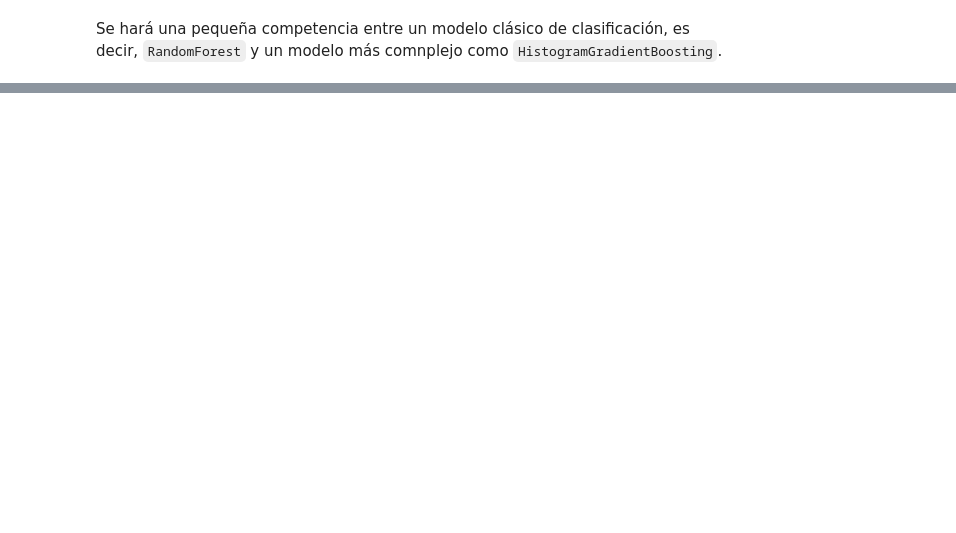
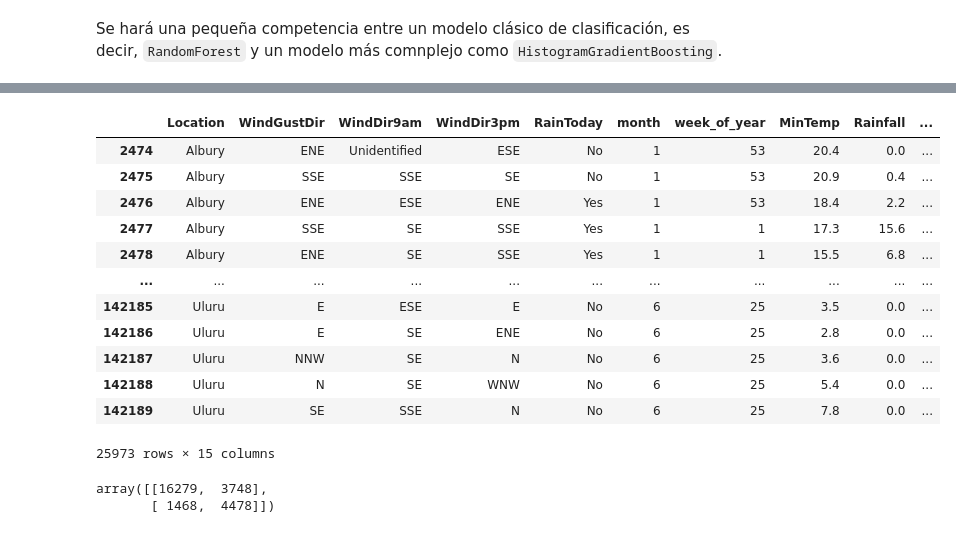
Before and after one commit to miguel-uicab/rain_in_australia, a Jupyter notebook: training/model_selection.ipynb, the cells around one changed output, grey strips where cells are left out. Drawn from its saved outputs; the diff is of its cells as text; code cells hidden in the pictures; blank space fills up the shorter version.

```diff
--- a/training/model_selection.ipynb
+++ b/training/model_selection.ipynb
@@ -30,4 +37,5 @@ from training_functions import *
 # %%
 df_train = get_data(name_sav='wA_train.sav', path='../outputs/')
+df_test = get_data(name_sav='wA_test.sav', path='../outputs/')
 # %% [markdown]
 Se hará una pequeña competencia entre un modelo clásico de clasificación, es decir, `RandomForest` y un modelo más comnplejo como `HistogramGradientBoosting`.
@@ -33,0 +212,3 @@ Se hará una pequeña competencia entre un modelo clásico de clasificación, es
+# %%
+X_test= df_test[feature_names_order]
+y_test = df_test[objective_name]
@@ -33,0 +231,16 @@ Se hará una pequeña competencia entre un modelo clásico de clasificación, es
+# %%
+X_test
+# %% [output]
+|  | Location | WindGustDir | WindDir9am | WindDir3pm | RainToday | month | week_of_year | MinTemp | Rainfall | ... |
+| 2474 | Albury | ENE | Unidentified | ESE | No | 1 | 53 | 20.4 | 0.0 | ... |
+| 2475 | Albury | SSE | SSE | SE | No | 1 | 53 | 20.9 | 0.4 | ... |
+| 2476 | Albury | ENE | ESE | ENE | Yes | 1 | 53 | 18.4 | 2.2 | ... |
+| 2477 | Albury | SSE | SE | SSE | Yes | 1 | 1 | 17.3 | 15.6 | ... |
+| 2478 | Albury | ENE | SE | SSE | Yes | 1 | 1 | 15.5 | 6.8 | ... |
+| ... | ... | ... | ... | ... | ... | ... | ... | ... | ... | ... |
+| 142185 | Uluru | E | ESE | E | No | 6 | 25 | 3.5 | 0.0 | ... |
+| 142186 | Uluru | E | SE | ENE | No | 6 | 25 | 2.8 | 0.0 | ... |
+| 142187 | Uluru | NNW | SE | N | No | 6 | 25 | 3.6 | 0.0 | ... |
+| 142188 | Uluru | N | SE | WNW | No | 6 | 25 | 5.4 | 0.0 | ... |
+| 142189 | Uluru | SE | SSE | N | No | 6 | 25 | 7.8 | 0.0 | ... |
+25973 rows × 15 columns
@@ -33,0 +263,6 @@ Se hará una pequeña competencia entre un modelo clásico de clasificación, es
+# %%
+cm = confusion_matrix(y_test, y_pred)
+cm
+# %% [output]
+array([[16279,  3748],
+       [ 1468,  4478]])
```
Also changed, not shown: parts of 51 cells of this notebook, 2 other files.
